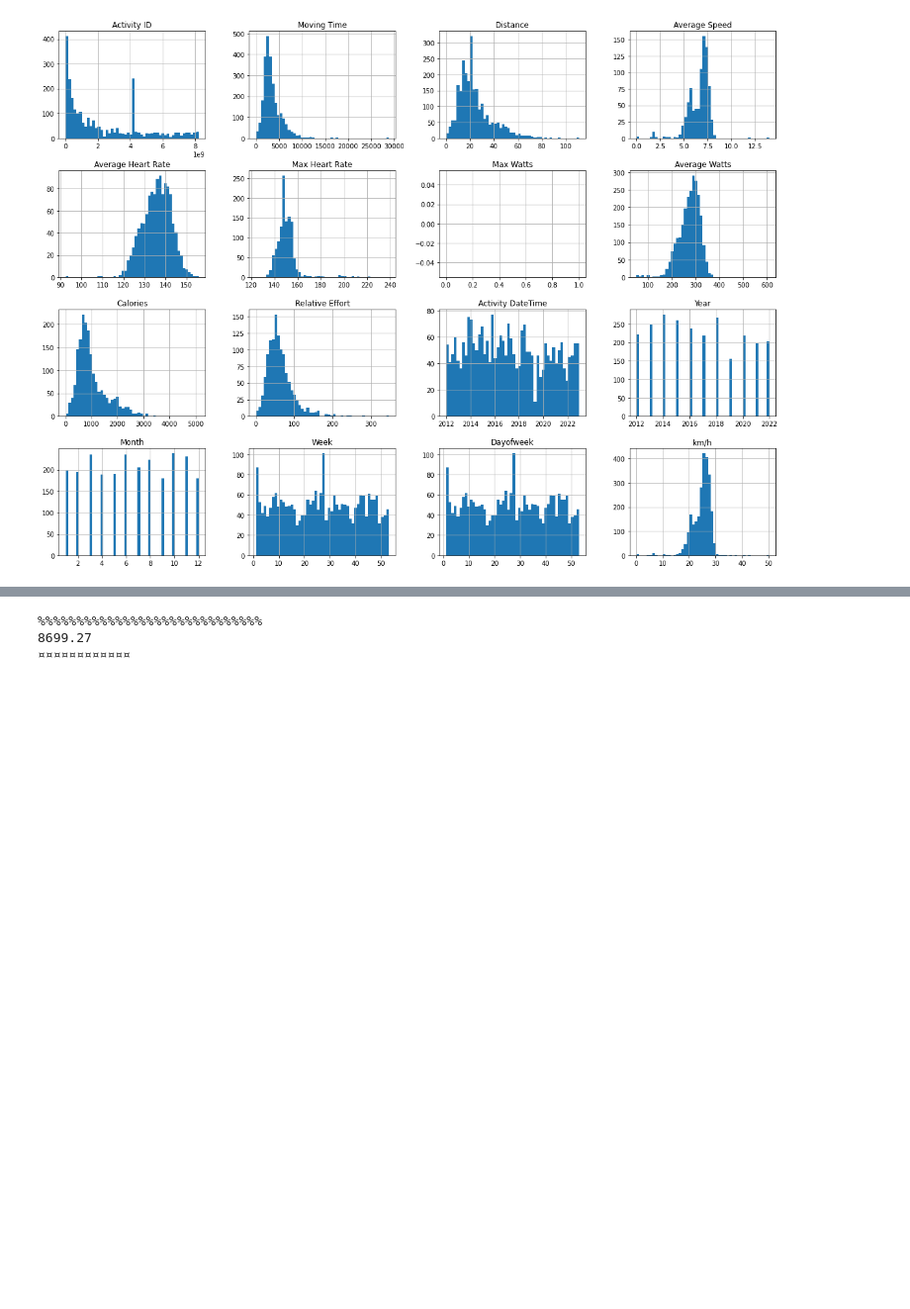
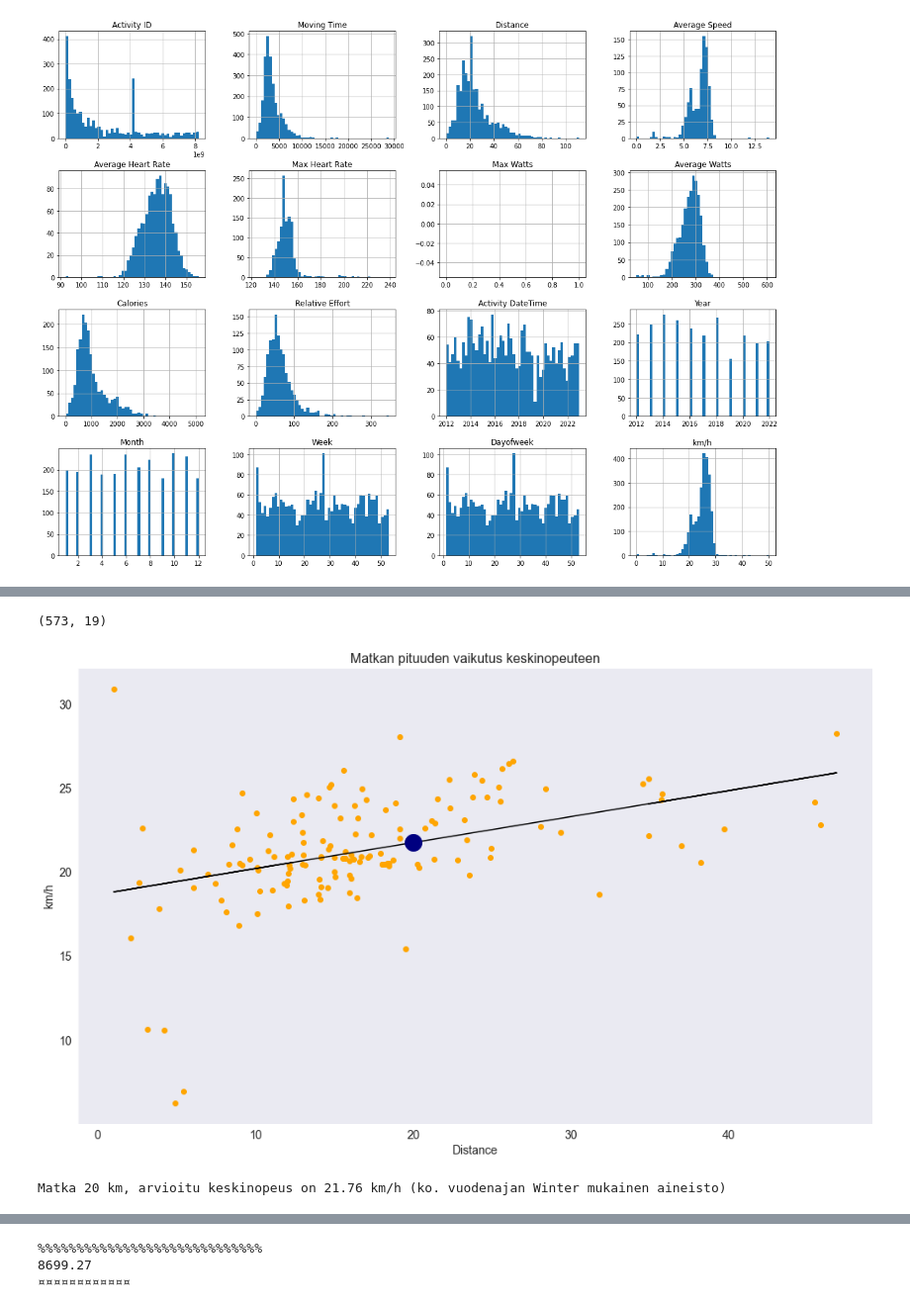
Before and after one commit to laakkti/deeplearningHT, a Jupyter notebook: tsekkaa.ipynb, the cells around one changed output, grey strips where cells are left out. Shown: that part at 99% size. Drawn from its saved outputs; the diff is of its cells as text; code cells hidden in the pictures; blank space fills up the shorter version.

```diff
--- a/tsekkaa.ipynb
+++ b/tsekkaa.ipynb
@@ -558,0 +412,37 @@ plt.show()
+# %%
+#Tehdään testi: Aion pyöräillä tänään 20 km, mikä mahtaa olla arvioitu keskinopeuteni kun teen rutiiinisuorituksen?
+
+# tämä on jossakin muuallakin Tee funktio!!! tai oikeastaan lisätään alkuun
+seasons=['Spring','Summer','Autumn','Winter']
+
+df2.loc[(df2["Month"]>=3) & (df2["Month"]<=5), 'Season'] = seasons[0]
+df2.loc[(df2["Month"]>=6) & (df2["Month"]<=8), 'Season'] = seasons[1]
+df2.loc[(df2["Month"]>=9) & (df2["Month"]<=11), 'Season'] = seasons[2]
+df2.loc[(df2["Month"]==1) | (df2["Month"]==2) | (df2["Month"]==12), 'Season'] = seasons[3]
+
+
+def getSeason(month):
+    seasons=['Spring','Summer','Autumn','Winter']
+
+    if (month>=3) & (month>=5):
+        return seasons[0]
+    elif (month>=6) & (month>=8):
+        return seasons[1]
+    elif (month>=9) & (month>=11):
+        return seasons[2]
+    elif (month==12) | (month==1) | (month==2):
+        return seasons[3]
+
+season=getSeason(1)
+
+dfForSeason=df2.loc[df2['Season']==season]
+display(dfForSeason.shape)
+
+columns=['Distance','km/h']
+value=20
+result=linearRegression(dfForSeason,columns,value)
+print(f'Matka {value} km, arvioitu keskinopeus on {round(result[0][0],2)} km/h (ko. vuodenajan {season} mukainen aineisto)')
+# %% [output]
+(573, 19)
+[figure, added]
+Matka 20 km, arvioitu keskinopeus on 21.76 km/h (ko. vuodenajan Winter mukainen aineisto)
```
Also changed, not shown: parts of 16 cells of this notebook, 1 other file.
